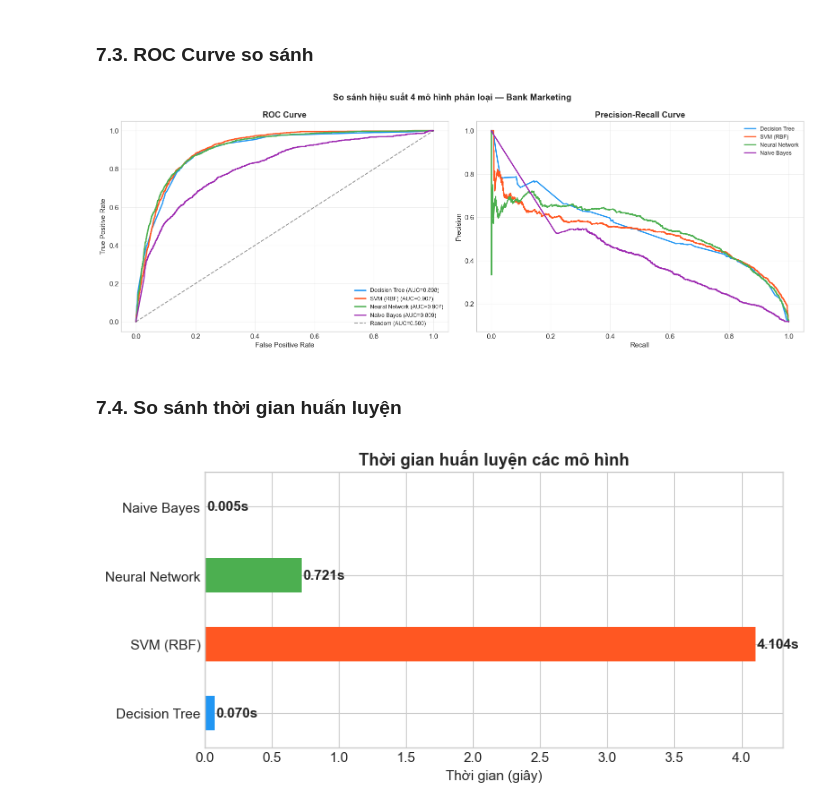
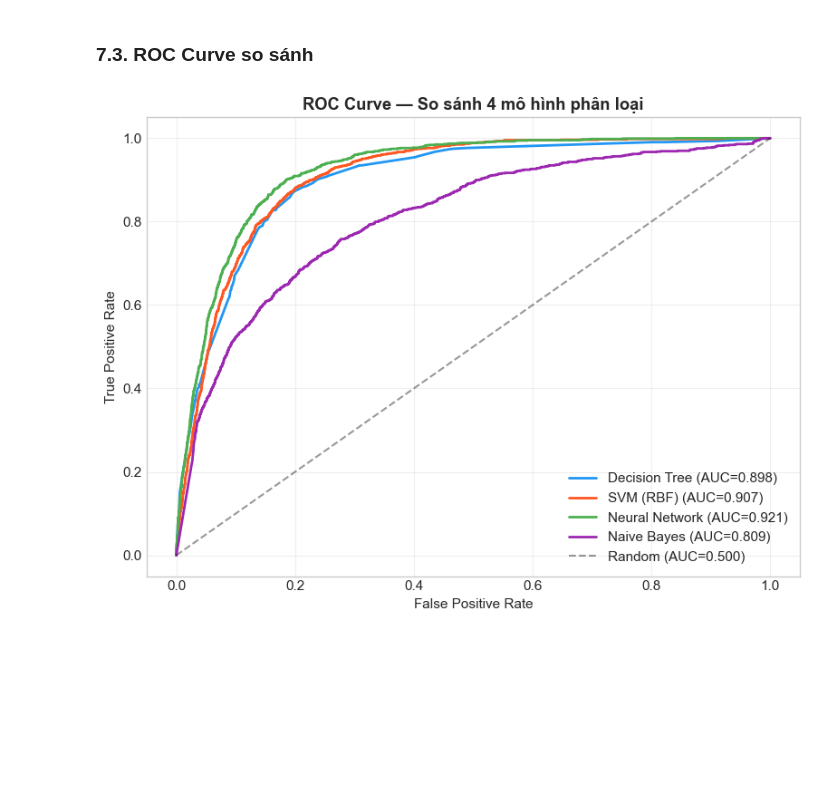
Before and after one commit to kkyaha/Forecast, a Jupyter notebook: practice/PTDLDB_week6_Classification.ipynb, the cells around one changed output. Drawn from its saved outputs; the diff is of its cells as text; code cells hidden in the pictures; blank space fills up the shorter version.

```diff
--- a/practice/PTDLDB_week6_Classification.ipynb
+++ b/practice/PTDLDB_week6_Classification.ipynb
@@ -440,18 +377,0 @@ weighted avg       0.87      0.86      0.87      9043
-# %%
-# Hiển thị ma trận tương quan giữa các biến số chính
-fig, ax = plt.subplots(figsize=(8, 6))
-corr_matrix = df[num_cols].corr()
-mask = np.triu(np.ones_like(corr_matrix, dtype=bool))
-sns.heatmap(corr_matrix, mask=mask, annot=True, fmt='.2f', cmap='coolwarm',
-            center=0, ax=ax, square=True, linewidths=0.5)
-ax.set_title('Ma trận tương quan — Kiểm chứng giả định "Naive"', fontweight='bold')
-plt.tight_layout()
-plt.show()
-
-print("→ Các cặp biến có tương quan đáng kể:")
-for i in range(len(num_cols)):
-    for j in range(i+1, len(num_cols)):
-        r = corr_matrix.iloc[i, j]
-        if abs(r) > 0.1:
-            print(f"  • {num_cols[i]} — {num_cols[j]}: r = {r:.3f}")
-print("→ Xác nhận vi phạm giả định độc lập của Naive Bayes.")
@@ -523,55 +438,20 @@ plt.show()
 # %% [markdown]
 ### 7.3. ROC Curve so sánh
 # %%
-fig, axes = plt.subplots(1, 2, figsize=(16, 6))
-
 colors = ['#2196F3', '#FF5722', '#4CAF50', '#9C27B0']
 
-# ROC Curve
-ax = axes[0]
+fig, ax = plt.subplots(figsize=(8, 6))
 for (name, (_, y_prob, _)), color in zip(models.items(), colors):
     fpr, tpr, _ = roc_curve(y_test, y_prob)
     auc = roc_auc_score(y_test, y_prob)
     ax.plot(fpr, tpr, label=f'{name} (AUC={auc:.3f})', color=color, linewidth=2)
 ax.plot([0, 1], [0, 1], 'k--', alpha=0.4, label='Random (AUC=0.500)')
 ax.set_xlabel('False Positive Rate')
 ax.set_ylabel('True Positive Rate')
-ax.set_title('ROC Curve', fontweight='bold')
-ax.legend(loc='lower right', fontsize=9)
+ax.set_title('ROC Curve — So sánh 4 mô hình phân loại', fontweight='bold')
+ax.legend(loc='lower right')
 ax.grid(True, alpha=0.3)
-
-# Precision-Recall Curve
-ax = axes[1]
-for (name, (_, y_prob, _)), color in zip(models.items(), colors):
-    precision, recall, _ = precision_recall_curve(y_test, y_prob)
-    ax.plot(recall, precision, label=name, color=color, linewidth=2)
-ax.set_xlabel('Recall')
-ax.set_ylabel('Precision')
-ax.set_title('Precision-Recall Curve', fontweight='bold')
-ax.legend(loc='upper right', fontsize=9)
-ax.grid(True, alpha=0.3)
-
-plt.suptitle('So sánh hiệu suất 4 mô hình phân loại — Bank Marketing', fontsize=14, fontweight='bold')
 plt.tight_layout()
 plt.show()
 # %% [output]
-[figure, old version]
+[figure, new version]
-# %% [markdown]
-### 7.4. So sánh thời gian huấn luyện
-# %%
-fig, ax = plt.subplots(figsize=(8, 4))
-train_times = pd.Series({
-    'Decision Tree': dt_train_time,
-    'SVM (RBF)': svm_train_time,
-    'Neural Network': nn_train_time,
-    'Naive Bayes': nb_train_time
-})
-bars = train_times.plot(kind='barh', ax=ax, color=colors)
-for i, (v, name) in enumerate(zip(train_times, train_times.index)):
-    ax.text(v + 0.01, i, f'{v:.3f}s', va='center', fontweight='bold')
-ax.set_xlabel('Thời gian (giây)')
-ax.set_title('Thời gian huấn luyện các mô hình', fontweight='bold')
-plt.tight_layout()
-plt.show()
-# %% [output]
-[figure, removed]
```
Also changed, not shown: parts of 14 cells of this notebook, 10 other files.
